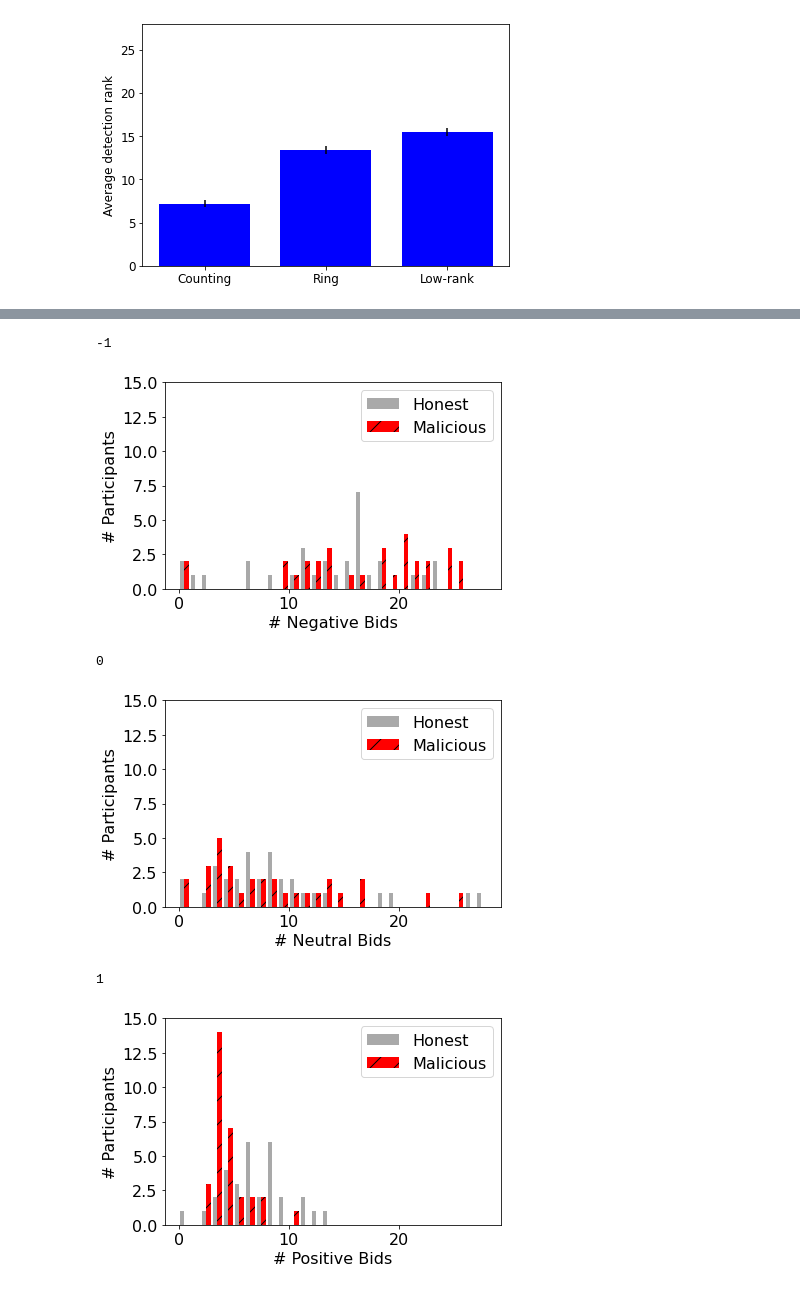
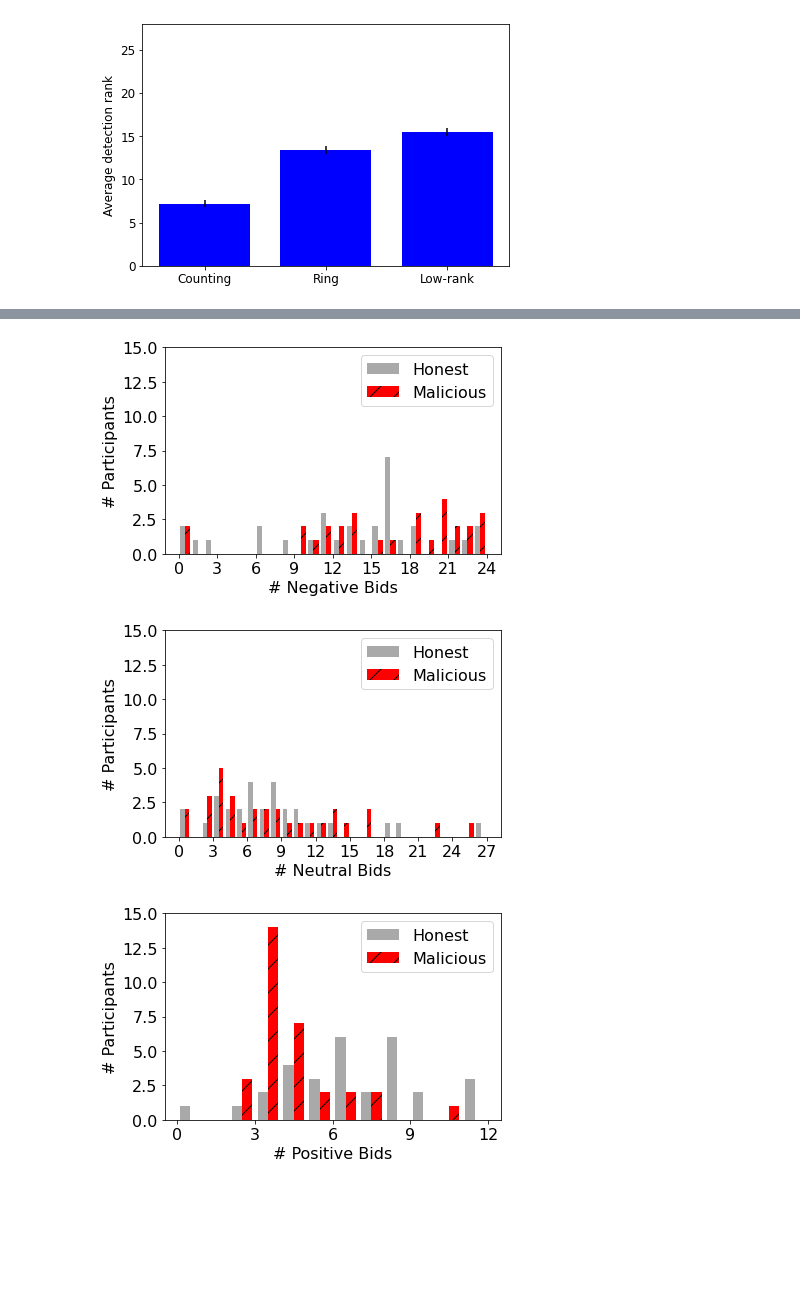
Before and after one commit to sjecmen/malicious_bidding_dataset, a Jupyter notebook: analysis/plot.ipynb, the cells around one changed output, grey strips where cells are left out. Cells and saved outputs as stored; diff of their text form; code cells hidden in the pictures; blank space fills up the shorter version.

```diff
--- a/analysis/plot.ipynb
+++ b/analysis/plot.ipynb
@@ -115,56 +103,40 @@ my_bar(rank_by_strategy_low_rank[:nstrat], 'rank_lowrank_synth.pdf', '', strateg
 # %%
 # Plot histograms of +/-/0 malicious reviewer bids
 
 data = np.load('data/Biddings.npz')
 HB = data['HB']
 MB = data['MB']
 honest_counts = {}
 malicious_counts = {}
 for bid, label in zip([-1, 0, 1], ['Negative', 'Neutral', 'Positive']):
     h_counts = np.sum(HB == bid, axis=1)
     honest_counts[bid] = h_counts.tolist()
     m_counts = np.sum(MB == bid, axis=1)
     malicious_counts[bid] = m_counts.tolist()
     h_count_counts = []
     m_count_counts = []
+    max_val = 0
     for i in range(29):
         h_count_counts.append(np.sum(h_counts == i))
         m_count_counts.append(np.sum(m_counts == i))
 
-    print(bid)
-    '''
-    ax1 = plt.subplot(111)
-
-    n, bins, patches = ax1.hist(data, 20, histtype='bar',
-                        color=['0', '0.33', '0.66'],
-                        label=['normal I', 'normal II', 'normal III'])
-
-    hatches = ['', 'o', '/']
-    for patch_set, hatch in zip(patches, hatches):
-        for patch in patch_set.patches:
-            patch.set_hatch(hatch)
-    '''
-
     plt.rcParams.update({'font.size': 16})
-    #plt.hist(h_counts, np.arange(29), alpha=0.5, label='Honest', edgecolor='k')
-    #plt.hist(m_counts, np.arange(29), alpha=0.5, label='Malicious', edgecolor='k')
-    n , bins, patches = plt.hist([h_counts, m_counts], np.arange(29),  label=['Honest', 'Malicious'], color=['darkgrey', 'red'], hatch='/')
+    max_val = max([i for i in range(29) if h_count_counts[i] + m_count_counts[i] > 0])
+    n , bins, patches = plt.hist([h_counts, m_counts], np.arange(max_val),  label=['Honest', 'Malicious'], color=['darkgrey', 'red'], hatch='/')
     for patch_set, hatch in zip(patches, ['', '/']):
         plt.setp(patch_set, hatch=hatch)
     plt.xlabel(f'# {label} Bids')
     plt.ylabel('# Participants')
     plt.ylim([0, 15])
+    plt.xticks(np.arange(0, max_val, 3))
     plt.legend(loc='upper right')
     plt.tight_layout()
     plt.savefig(f'plots/bid_dist_{bid}.pdf')
     plt.show()
 # %% [output]
--1
-[figure, old version]
+[figure, new version]
-0
-[figure, old version]
+[figure, new version]
-1
-[figure, old version]
+[figure, new version]
 # %%
 ## Do some strategy analysis
 import csv
```
Also changed, not shown: parts of 3 cells of this notebook, 4 other files.
